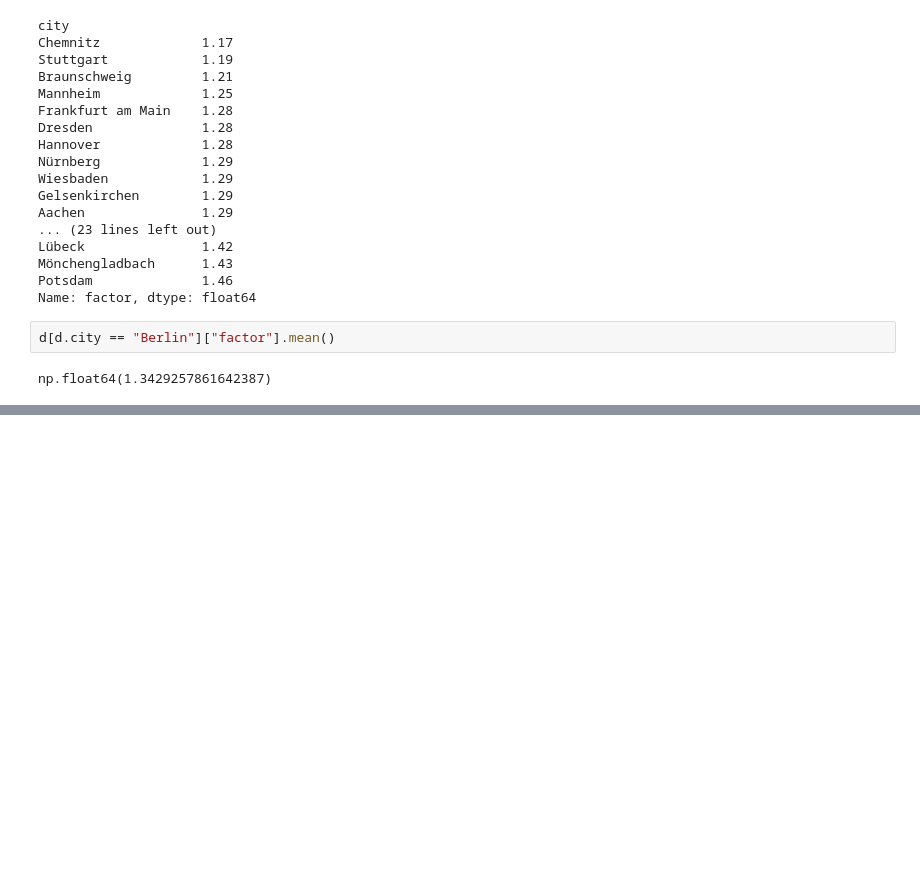
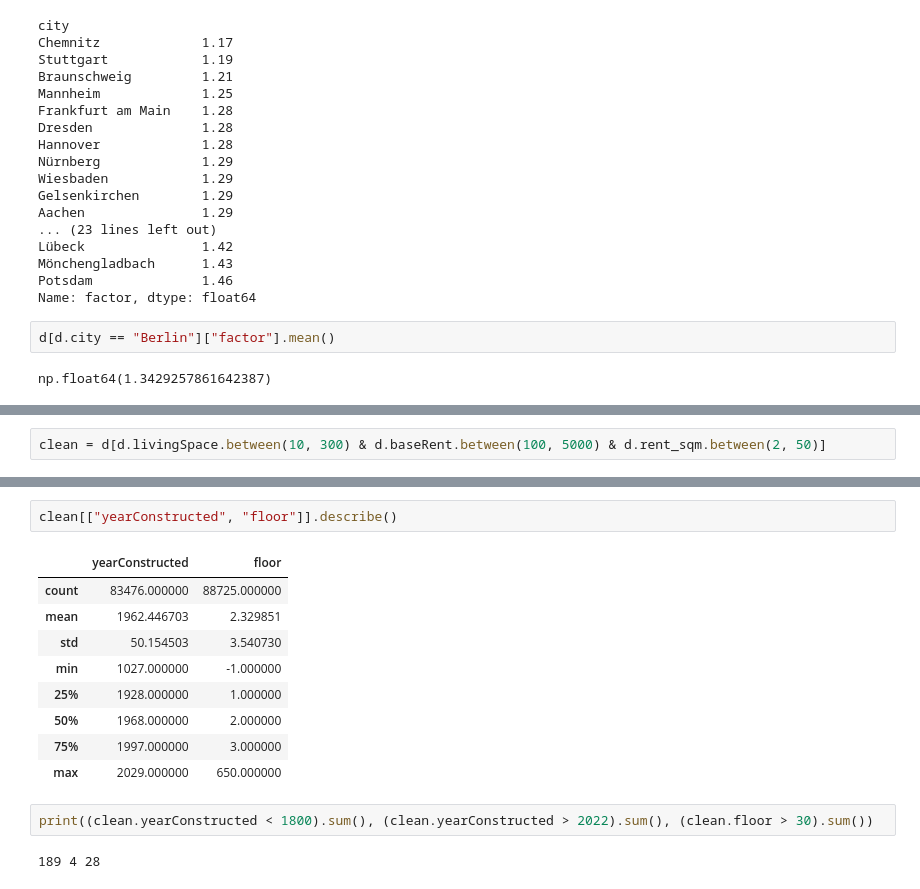
Before and after one commit to mohamed09012003/german_rent_predictor, a Jupyter notebook: notebooks/01_exploration.ipynb, the cells around one changed output, grey strips where cells are left out. Cells and saved outputs as stored; diff of their text form; blank space fills up the shorter version.

```diff
--- a/notebooks/01_exploration.ipynb
+++ b/notebooks/01_exploration.ipynb
@@ -296,0 +318,2 @@ np.float64(1.3429257861642387)
+# %%
+clean = d[d.livingSpace.between(10, 300) & d.baseRent.between(100, 5000) & d.rent_sqm.between(2, 50)]
@@ -296,0 +358,16 @@ np.float64(1.3429257861642387)
+# %%
+clean[["yearConstructed", "floor"]].describe()
+# %% [output]
+|  | yearConstructed | floor |
+| count | 83476.000000 | 88725.000000 |
+| mean | 1962.446703 | 2.329851 |
+| std | 50.154503 | 3.540730 |
+| min | 1027.000000 | -1.000000 |
+| 25% | 1928.000000 | 1.000000 |
+| 50% | 1968.000000 | 2.000000 |
+| 75% | 1997.000000 | 3.000000 |
+| max | 2029.000000 | 650.000000 |
+# %%
+print((clean.yearConstructed < 1800).sum(), (clean.yearConstructed > 2022).sum(), (clean.floor > 30).sum())
+# %% [output]
+189 4 28
```
Also changed, not shown: parts of 10 cells of this notebook.
